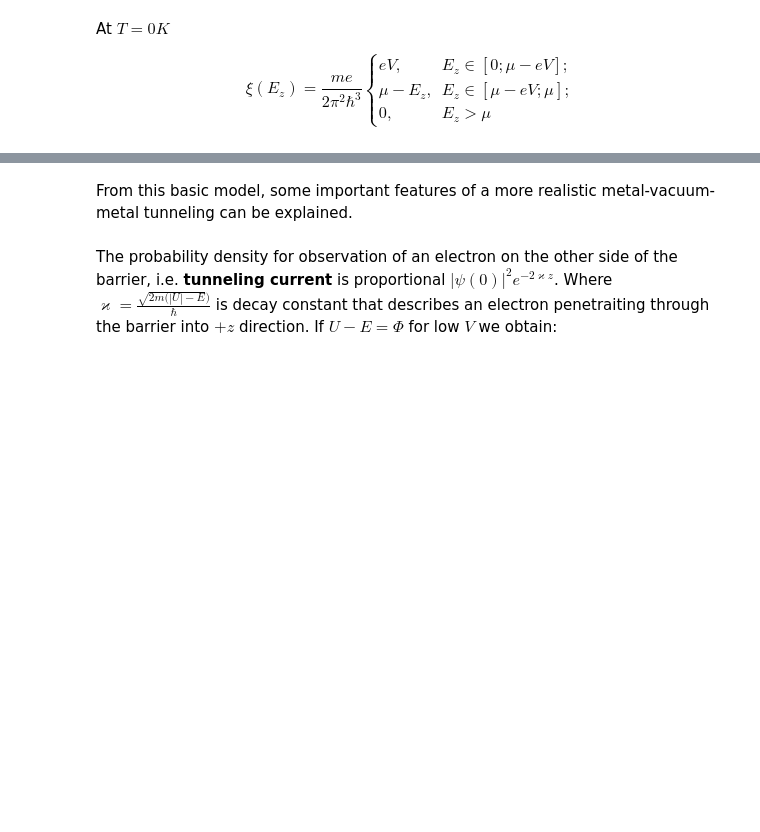
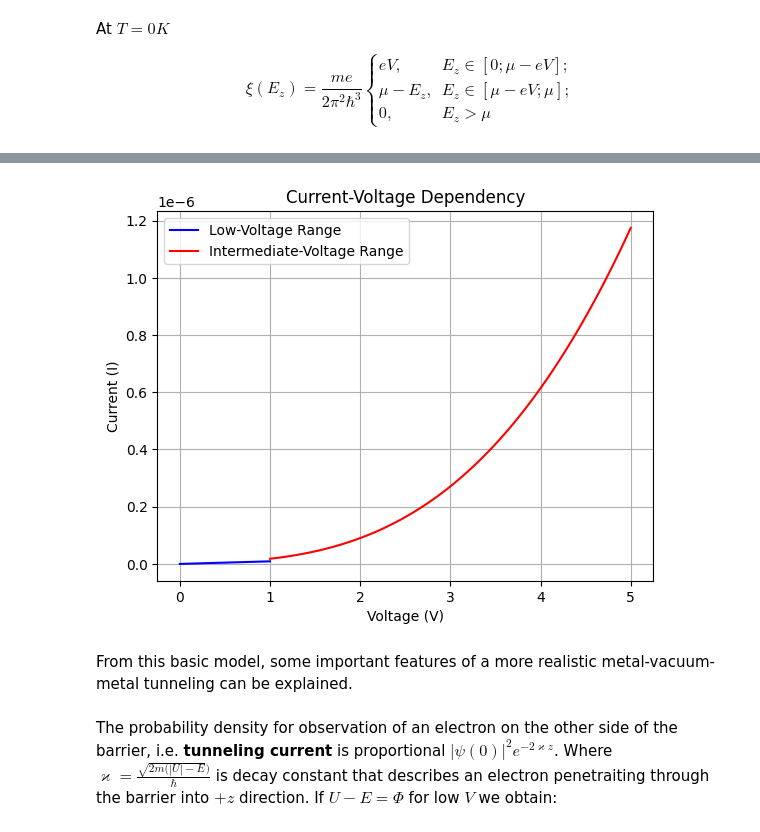
Before and after one commit to MariyaSV78/notebook_STM, a Jupyter notebook: STM/STM.ipynb, the cells around one changed output, grey strips where cells are left out. Cells and saved outputs as stored; diff of their text form; code cells hidden in the pictures; blank space fills up the shorter version.

Commit message:
I-V characteristic

```diff
--- a/STM/STM.ipynb
+++ b/STM/STM.ipynb
@@ -119,9 +123,9 @@ we can find them numerically using the NumPy library as demomstrated in this not
 import numpy as np
 import matplotlib.pyplot as plt
 
-m = 9.11e-31*6.24e18 #Electron mass in eV*s^2/m^2 -> kg = J s^2/m^2 -> J = 6,24e18 eV -> 5,68e-12 eVs^2/m^2
+m = 9.11e-31*6.24e18 #Electron mass in eV*s^2/m^2 -> kg = J s^2/m^2 -> J = 6,24e18 eV : 1kg = 5.62e35 eV, 1kg = 6.24e18 eV*s^2/m^2
 h = 6.5821e-16       #redused Planck constant in 6.5821e-16 eV*s or 1.054e-34 J*s
-U = 1.0
+U = 1
 E0 = 0.5*U
 
 phi = 4.5  # Work function eV
@@ -347,0 +416,94 @@ Equation (18) can be interpreted as a current density $J_0\bar \phi \exp({-A\del
+# %%
+"""
+    Using equations (21)-(25) plot current-voltage characteristic for case of
+        phi_s = 4,7 eV - work function of carbone - electrode 1(sample);
+        phi_t = 5,3 eV - work function of platinum electrode 2 (tip) with ;
+        d = 5 A- distance between electrodes
+        S = 10-17 m^2 - contact area S = 10-17 m^2.
+        V -  applied voltage in V
+"""
+
+import numpy as np
+import matplotlib.pyplot as plt
+import math
+
+
+m = 9.11e-31#Electron mass in kg
+h = 6.5821e-16#redused Planck constant in 6.5821e-16 eV*s or 1.054e-34 J*s
+e = 1.6e-16 #elementary charge [C]
+d = 5e-10
+S = 1e-17
+phi_s = 4.7 # Work function eV sample
+phi_t = 5.3  # Work function eV sample
+
+
+
+# Low-Voltage Range : phi >> eV
+
+beta = 1  #the correction factor
+
+phi = (phi_s+phi_t)/2
+
+V_1=np.linspace(0, 1, 100)
+
+A = (2*beta*np.sqrt(2*m))/h #eq.19
+
+J_L = ((e**2)*np.sqrt(2*m))/(4*beta*(math.pi**2)*(h**2)*d) #eq.22
+
+J_1 = J_L*np.sqrt(phi)*V_1*np.exp(-A*d*np.sqrt(phi)) #eq.21
+
+
+# Intermediate-Voltage Range : eV < phi
+
+V_2=np.linspace(1, 5, 100)
+
+phi = (phi_s + phi_t - e*V_2)/2
+
+J_2 = J_L*np.sqrt(phi)*np.exp(-A*d*np.sqrt(phi))*(V_2 + V_2**3) #eq.23
+
+
+# High-Voltage Range: eV > phi_t
+
+beta = 23/24
+
+phi = phi_s/2
+
+V_3=np.linspace(5, 7, 100)
+
+d_3 = d*phi_s/(phi_s - phi_t + e*V_3)
+# d_h = d*phi_s/e*V_3
+
+F = V_3/d_3
+
+# J_3 = (e**3)*(F_3**2)/(8*(math.pi**2)*h*phi_s*(beta**2))*(np.exp(-A*(phi_s**(3/2))/(e*F_3)) - (1 + (2*e*V_3)/phi_s)*np.exp(-A*(phi_s**(3/2))/(e*F_3))*np.sqrt(1 + (2*e*V_3)/phi_s)) #eq.24
+J_3 = (e**3)*(F**2)/(8*(math.pi**2)*h*phi_s*(beta**2))*(np.exp(-2*beta*(phi_s**(3/2))*np.sqrt(2*m)/(e*F*h)) - (1 + (2*e*V_3)/phi_s)*np.exp(-2*beta*(phi_s**(3/2))*np.sqrt(2*m)/(e*F*h)*np.sqrt(1 + (2*e*V_3)/phi_s))) #eq.24
+
+
+#if eV > phi + mu
+
+V_4=np.linspace(7, 10, 100)
+
+d_4 = d*phi_s/(phi_s - phi_t + e*V_4)
+
+F = V_4/d_4
+
+J_4 = (e**3)*(F**2)/(8*(math.pi**2)*h*phi_s*(beta**2))*np.exp(-4*math.pi*beta*(phi_s**(3/2))*np.sqrt(m)/(e*F))#eq.25
+print(f"F={(phi_s + phi_t - e*V_2)/2}") #eq.24
+
+
+# Plot each interval's I(V) dependency
+plt.plot(V_1, J_1, label="Low-Voltage Range", color='blue')
+plt.plot(V_2, J_2, label="Intermediate-Voltage Range", color='red')
+# plt.plot(V_3, J_3, label="High-Voltage Range", color='green')
+# plt.plot(V_4, J_4, label="High-Voltage Range (if eV > phi + mu)", color='orange')
+
+# Add labels and legend
+plt.xlabel('Voltage (V)')
+plt.ylabel('Current (I)')
+plt.title('Current-Voltage Dependency')
+plt.legend()
+
+# Show the plot
+plt.grid(True)
+plt.show()
+# %% [output]
@@ -348,3 +515,4 @@ Equation (18) can be interpreted as a current density $J_0\bar \phi \exp({-A\del
+[figure, added]
 # %% [markdown]
 
 From this basic model, some important features of a more realistic metal-vacuum-metal tunneling can be explained.
```
Also changed, not shown: parts of 20 cells of this notebook, 4 other files.
